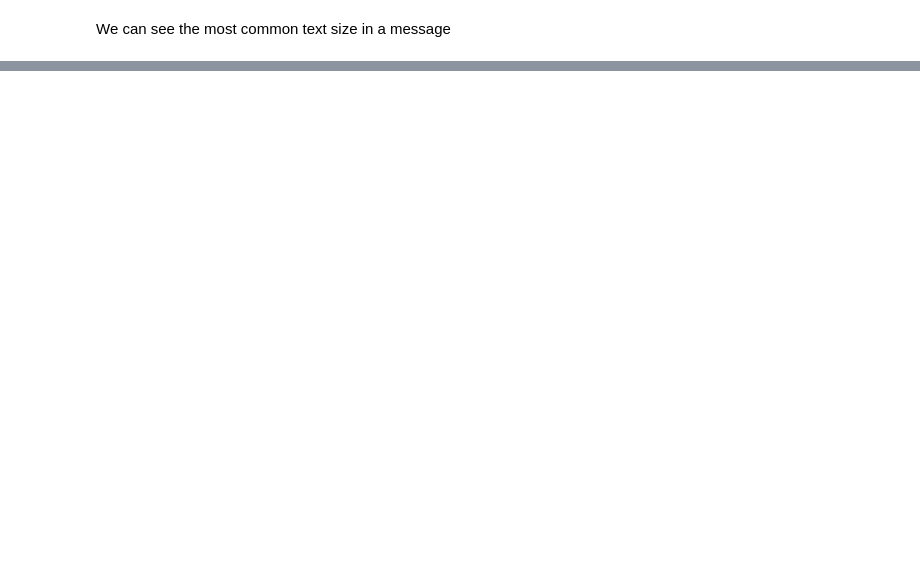
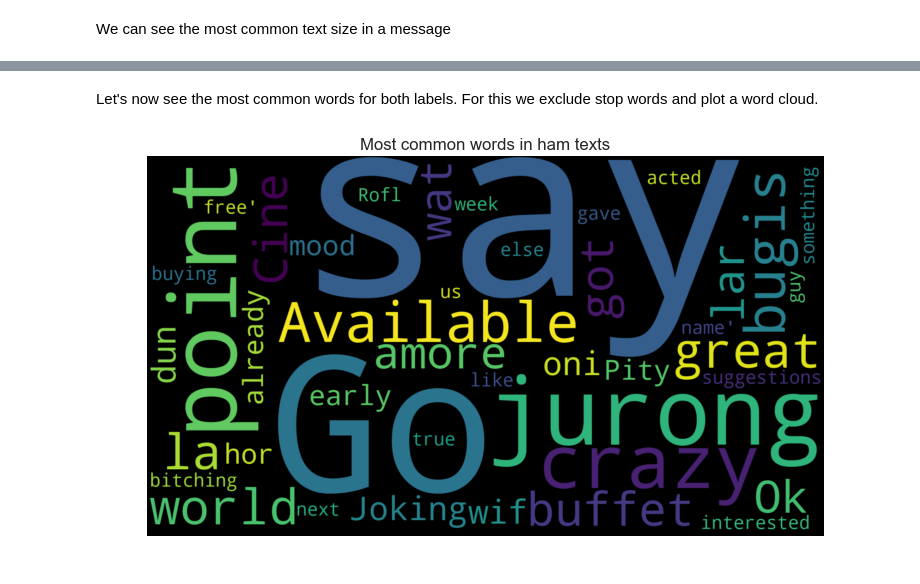
Before and after one commit to andrei-andrianov/SMS-mining, a Jupyter notebook: SMS-mining.ipynb, the cells around one changed output, grey strips where cells are left out. Cells and saved outputs as stored; diff of their text form; code cells hidden in the pictures; blank space fills up the shorter version.

```diff
--- a/SMS-mining.ipynb
+++ b/SMS-mining.ipynb
@@ -135,0 +216,5 @@ plt.show()
+# %%
+# average word length in a text
+df['avg_word_length'] = df.char_count / df.words_count
+
+df.head()
@@ -135,0 +238,4 @@ plt.show()
+# %%
+df.drop(df.loc[df['char_count'] < 2].index, inplace=True)
+
+df.info()
@@ -135,0 +276,8 @@ plt.show()
+# %%
+%%time
+df = pd.concat([
+    df, df['text'].apply(
+        lambda s: SentimentIntensityAnalyzer().polarity_scores(s)).apply(
+            pd.Series)
+],
+               axis=1)
@@ -135,0 +289,7 @@ plt.show()
+# %%
+df.loc[(df['compound'] > -.05) &
+       (df['compound'] < .05), 'sentiment'] = 'neutral'
+df.loc[df['compound'] <= -.05, 'sentiment'] = 'negative'
+df.loc[df['compound'] >= .05, 'sentiment'] = 'positive'
+
+df.head()
@@ -135,0 +326,16 @@ plt.show()
+# %% [markdown]
+Let's now see the most common words for both labels. For this we exclude stop words and plot a word cloud.
+# %%
+df_plot = df.loc[df['label'] == 'ham']['text_processed']
+
+word_cloud = WordCloud(
+    max_words=50, stopwords=stop_words, margin=10, width=1920,
+    height=1080).generate(str(df_plot.values))
+
+plt.imshow(word_cloud, interpolation='bilinear')
+plt.axis('off')
+plt.tight_layout(pad=0)
+plt.title('Most common words in ham texts')
+plt.show()
+# %% [output]
+[figure, added]
```
Also changed, not shown: parts of 41 cells of this notebook.
